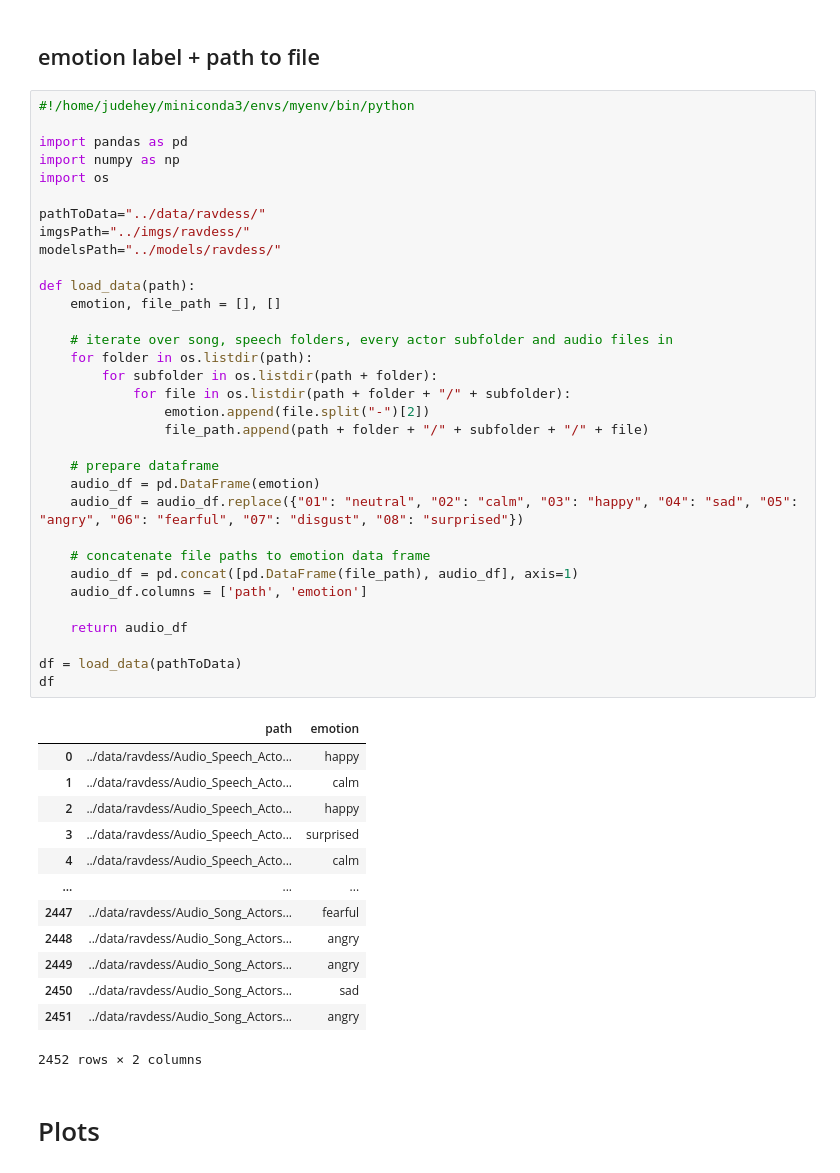
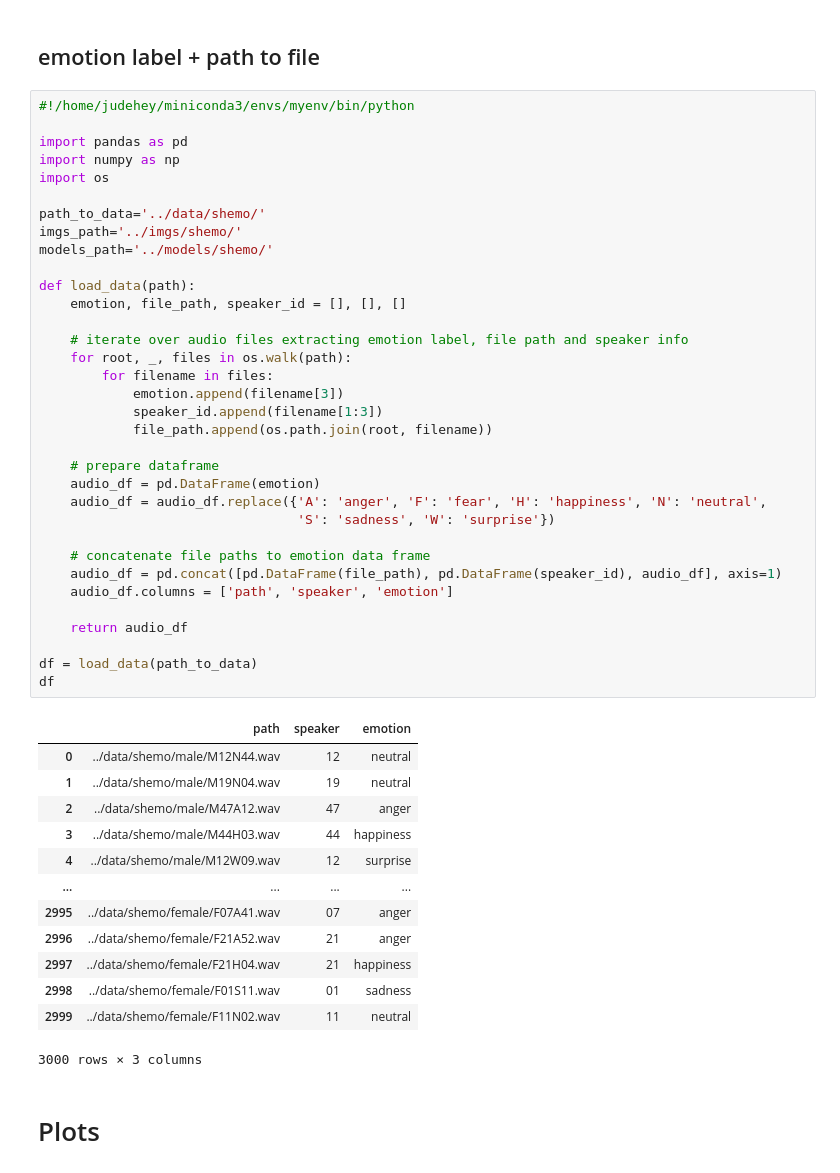
Before and after one commit to mikolajm190/python_SER_DL, a Jupyter notebook: src/shemo_SER.ipynb, the cells around one changed output. Drawn from its saved outputs; the diff is of its cells as text.

Commit message:
data load update

```diff
--- a/src/shemo_SER.ipynb
+++ b/src/shemo_SER.ipynb
@@ -5,50 +5,51 @@
 # %%
 #!/home/judehey/miniconda3/envs/myenv/bin/python
 
 import pandas as pd
 import numpy as np
 import os
 
-pathToData="../data/ravdess/"
-imgsPath="../imgs/ravdess/"
-modelsPath="../models/ravdess/"
+path_to_data='../data/shemo/'
+imgs_path='../imgs/shemo/'
+models_path='../models/shemo/'
 
 def load_data(path):
-    emotion, file_path = [], []
+    emotion, file_path, speaker_id = [], [], []
 
-    # iterate over song, speech folders, every actor subfolder and audio files in
-    for folder in os.listdir(path):
-        for subfolder in os.listdir(path + folder):
-            for file in os.listdir(path + folder + "/" + subfolder):
-                emotion.append(file.split("-")[2])
-                file_path.append(path + folder + "/" + subfolder + "/" + file)
+    # iterate over audio files extracting emotion label, file path and speaker info
+    for root, _, files in os.walk(path):
+        for filename in files:
+            emotion.append(filename[3])
+            speaker_id.append(filename[1:3])
+            file_path.append(os.path.join(root, filename))
 
     # prepare dataframe
     audio_df = pd.DataFrame(emotion)
-    audio_df = audio_df.replace({"01": "neutral", "02": "calm", "03": "happy", "04": "sad", "05": "angry", "06": "fearful", "07": "disgust", "08": "surprised"})
+    audio_df = audio_df.replace({'A': 'anger', 'F': 'fear', 'H': 'happiness', 'N': 'neutral',
+                                 'S': 'sadness', 'W': 'surprise'})
 
     # concatenate file paths to emotion data frame
-    audio_df = pd.concat([pd.DataFrame(file_path), audio_df], axis=1)
-    audio_df.columns = ['path', 'emotion']
+    audio_df = pd.concat([pd.DataFrame(file_path), pd.DataFrame(speaker_id), audio_df], axis=1)
+    audio_df.columns = ['path', 'speaker', 'emotion']
 
     return audio_df
 
-df = load_data(pathToData)
+df = load_data(path_to_data)
 df
 # %% [output]
-|  | path | emotion |
-| 0 | ../data/ravdess/Audio_Speech_Acto... | happy |
-| 1 | ../data/ravdess/Audio_Speech_Acto... | calm |
-| 2 | ../data/ravdess/Audio_Speech_Acto... | happy |
-| 3 | ../data/ravdess/Audio_Speech_Acto... | surprised |
-| 4 | ../data/ravdess/Audio_Speech_Acto... | calm |
-| ... | ... | ... |
-| 2447 | ../data/ravdess/Audio_Song_Actors... | fearful |
-| 2448 | ../data/ravdess/Audio_Song_Actors... | angry |
-| 2449 | ../data/ravdess/Audio_Song_Actors... | angry |
-| 2450 | ../data/ravdess/Audio_Song_Actors... | sad |
-| 2451 | ../data/ravdess/Audio_Song_Actors... | angry |
+|  | path | speaker | emotion |
+| 0 | ../data/shemo/male/M12N44.wav | 12 | neutral |
+| 1 | ../data/shemo/male/M19N04.wav | 19 | neutral |
+| 2 | ../data/shemo/male/M47A12.wav | 47 | anger |
+| 3 | ../data/shemo/male/M44H03.wav | 44 | happiness |
+| 4 | ../data/shemo/male/M12W09.wav | 12 | surprise |
+| ... | ... | ... | ... |
+| 2995 | ../data/shemo/female/F07A41.wav | 07 | anger |
+| 2996 | ../data/shemo/female/F21A52.wav | 21 | anger |
+| 2997 | ../data/shemo/female/F21H04.wav | 21 | happiness |
+| 2998 | ../data/shemo/female/F01S11.wav | 01 | sadness |
+| 2999 | ../data/shemo/female/F11N02.wav | 11 | neutral |
-2452 rows × 2 columns
+3000 rows × 3 columns
 # %% [markdown]
 # Plots
 # %% [markdown]
```
